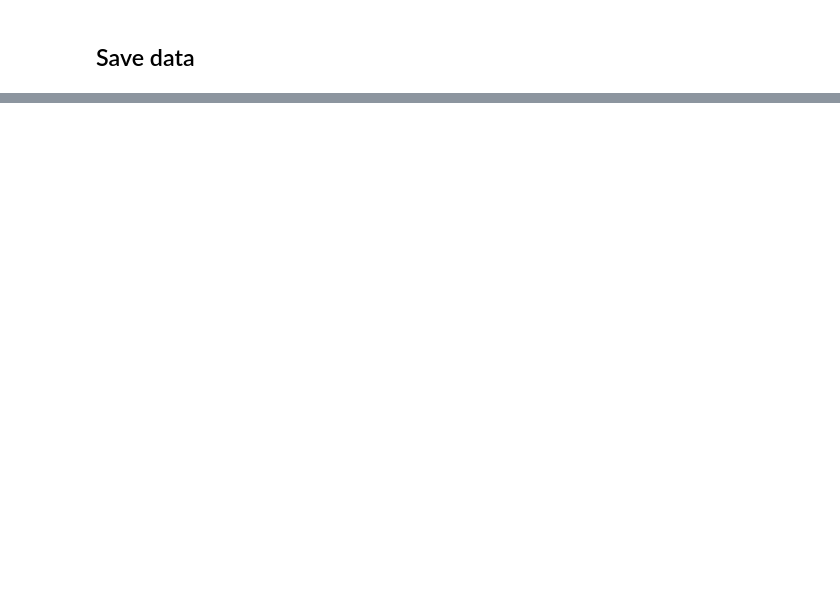
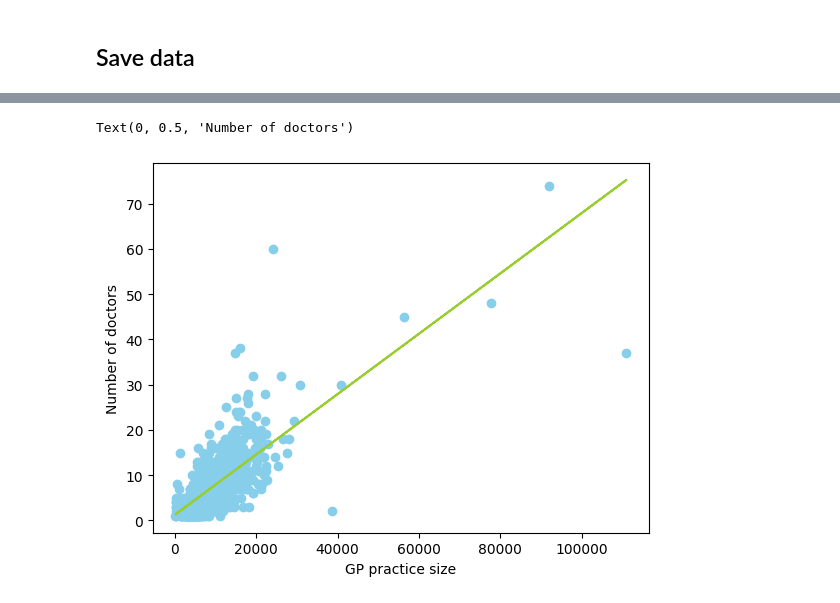
Before and after one commit to Bea-Taylor/DifDem_inequalities, a Jupyter notebook: nbs/core/02b_LAD_and_GP_intersections.ipynb, the cells around one changed output, grey strips where cells are left out. Cells and saved outputs as stored; diff of their text form; code cells hidden in the pictures; blank space fills up the shorter version.

```diff
--- a/nbs/core/02b_LAD_and_GP_intersections.ipynb
+++ b/nbs/core/02b_LAD_and_GP_intersections.ipynb
@@ -328,0 +394,9 @@ df_LAD_GP.to_csv(const.output_path+'/GP_LAD_inter_GP_count.csv', index=False)
+# %%
+df_QOF_prev = pd.read_csv(const.data_path+'/QOF_2122_V2/PREVALENCE_2122_V2.csv')
+# %%
+# Only interested in Dementia diagnosis
+df_QOF_dem = df_QOF_prev[df_QOF_prev['GROUP_CODE']=='DEM'].copy()
+# Drop columns which are not useful
+df_QOF_dem.drop(labels=['GROUP_CODE', 'PATIENT_LIST_TYPE'], axis=1, inplace=True)
+df_QOF_dem.rename(columns={'REGISTER':'DEM_REGISTER'}, inplace=True)
+df_QOF_dem.head()
@@ -328,0 +414,4 @@ df_LAD_GP.to_csv(const.output_path+'/GP_LAD_inter_GP_count.csv', index=False)
+# %%
+df_QOF_dem = pd.merge(df_QOF_dem, df_GP_count[['Code.1', 'GP Count']], left_on='PRACTICE_CODE', right_on='Code.1', how='left')
+df_QOF_dem.drop(columns='Code.1', inplace=True)
+with_GP_count = df_QOF_dem[df_QOF_dem['GP Count']>0]
@@ -328,0 +434,20 @@ df_LAD_GP.to_csv(const.output_path+'/GP_LAD_inter_GP_count.csv', index=False)
+# %%
+from sklearn import linear_model
+
+# label data for regression
+x = with_GP_count['PRACTICE_LIST_SIZE'].values.reshape(-1,1)
+y =  with_GP_count['GP Count'].values.reshape(-1,1)
+
+regr = linear_model.LinearRegression()
+
+# fit regression
+regr.fit(x, y)
+y_pred = regr.predict(x)
+
+plt.scatter(x, y, color = 'skyblue')
+plt.plot(x, y_pred, color='yellowgreen')
+plt.xlabel('GP practice size')
+plt.ylabel('Number of doctors')
+# %% [output]
+Text(0, 0.5, 'Number of doctors')
+[figure, added]
```
Also changed, not shown: parts of 10 cells of this notebook.
